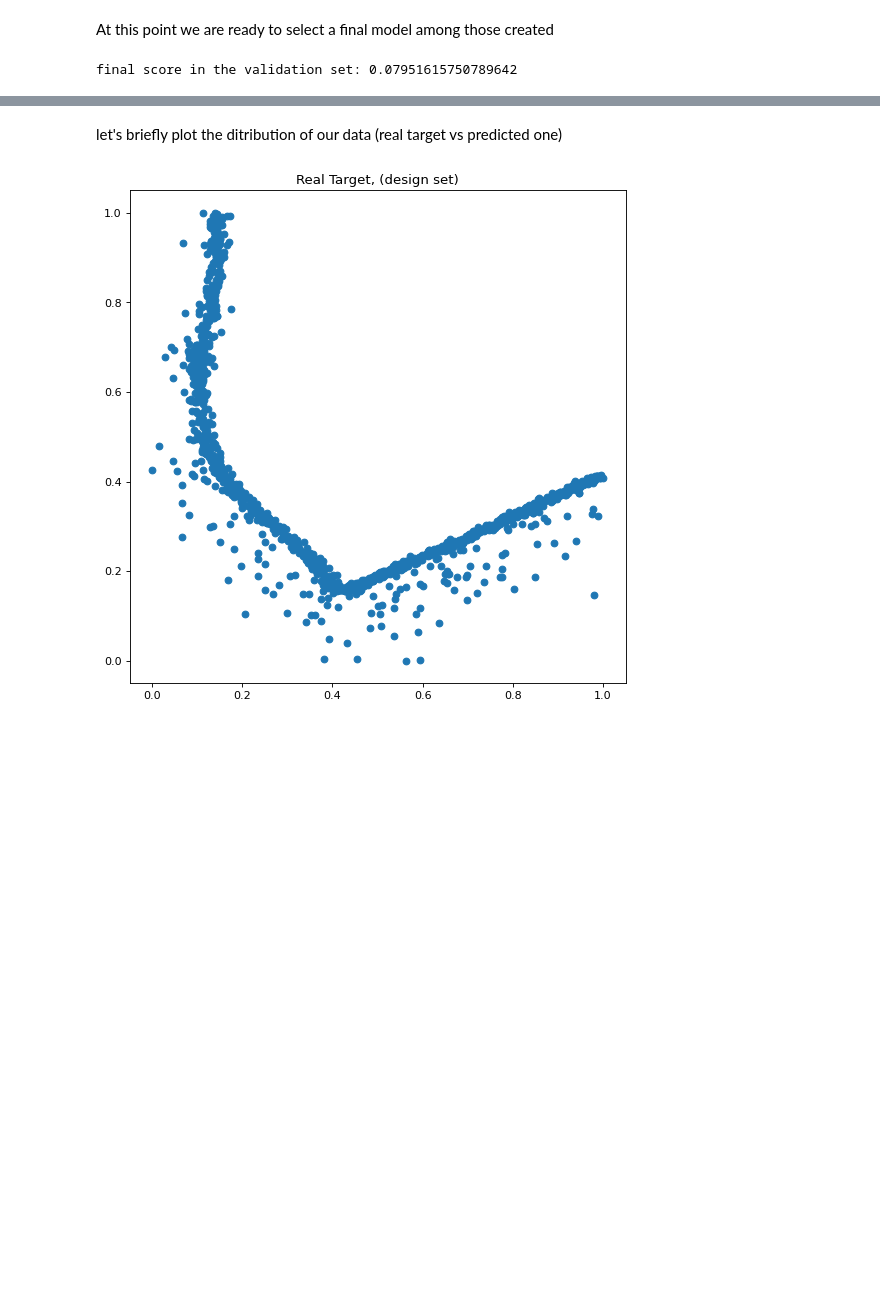
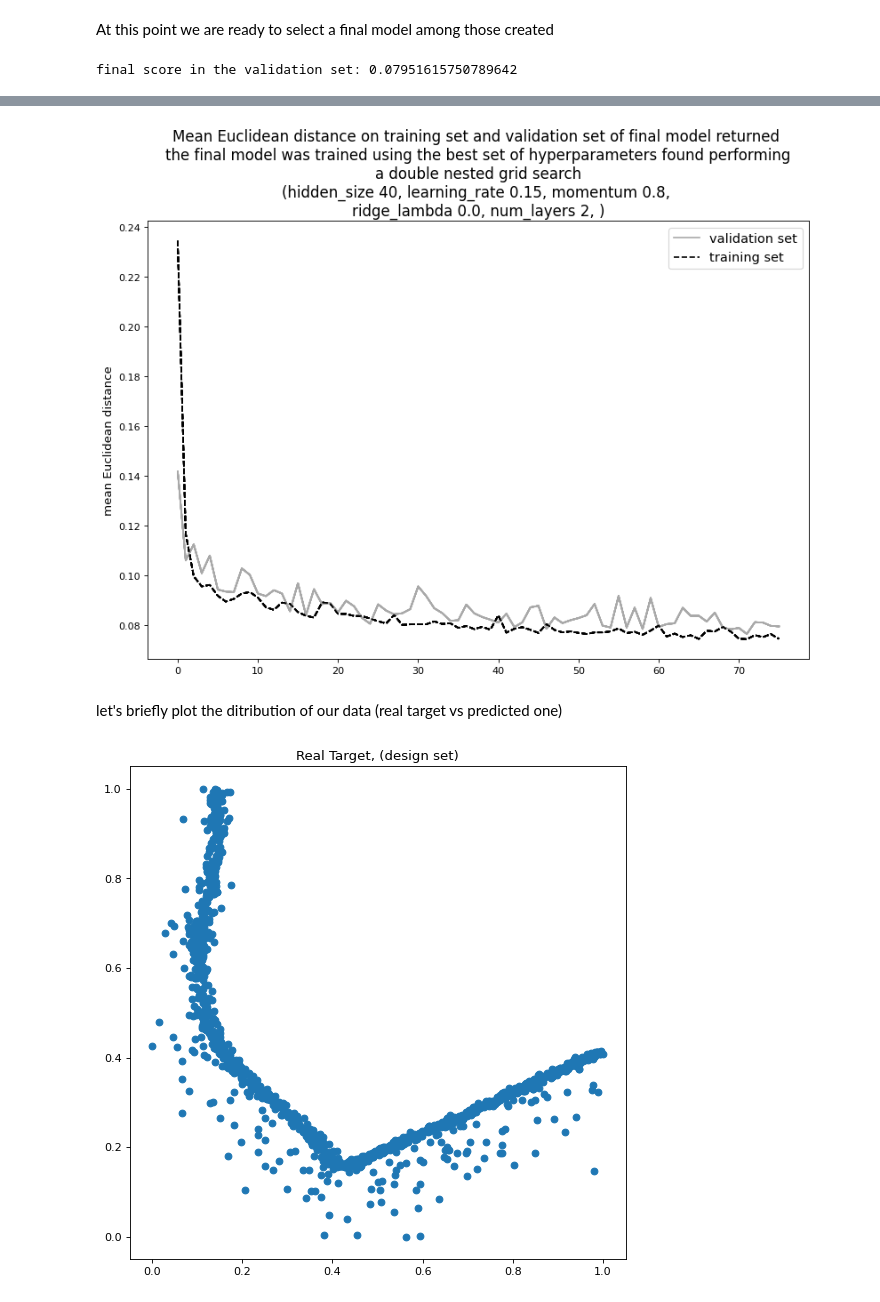
Before and after one commit to CarloTosoni99/ML_prj, a Jupyter notebook: ml_cup22_pyTorch_GS.ipynb, the cells around one changed output, grey strips where cells are left out. Drawn from its saved outputs; the diff is of its cells as text; code cells hidden in the pictures; blank space fills up the shorter version.

```diff
--- a/ml_cup22_pyTorch_GS.ipynb
+++ b/ml_cup22_pyTorch_GS.ipynb
@@ -1222,3 +1337,8 @@ final score in the validation set: 0.07951615750789642
+# %%
+# history of the mean Euclidean error of the final model
+plot_mean_euclidean_distance_final(history, best_comb, local_path_final_model_curves[1])
+# %% [output]
+[figure, added]
 # %% [markdown]
 let's briefly plot the ditribution of our data (real target vs predicted one)
 # %%
```
Also changed, not shown: parts of 17 cells of this notebook, 27 other files.
